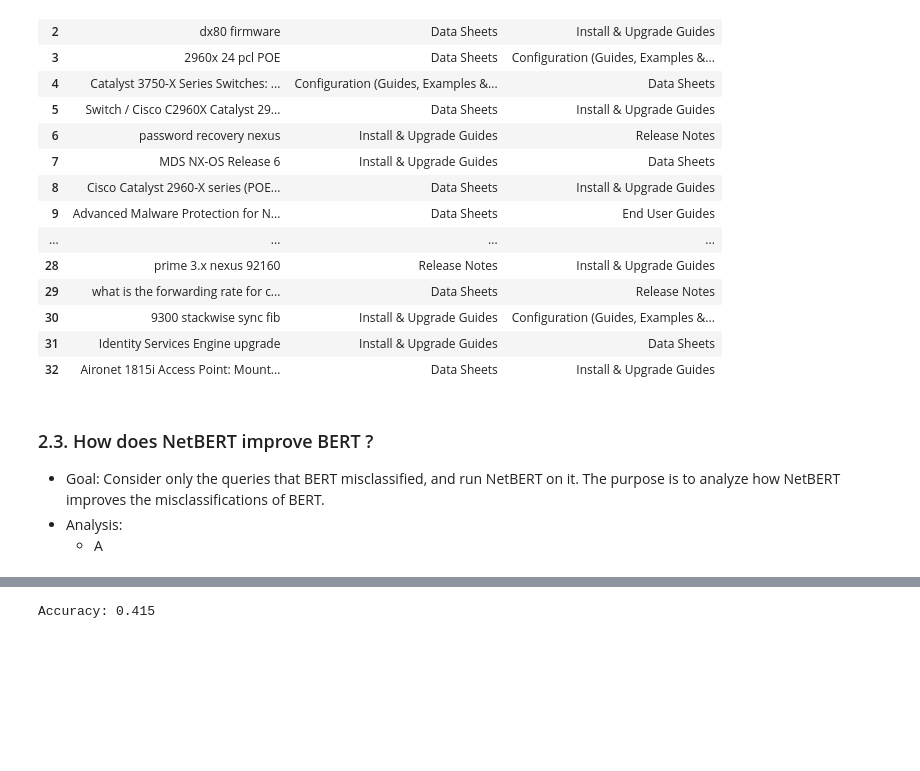
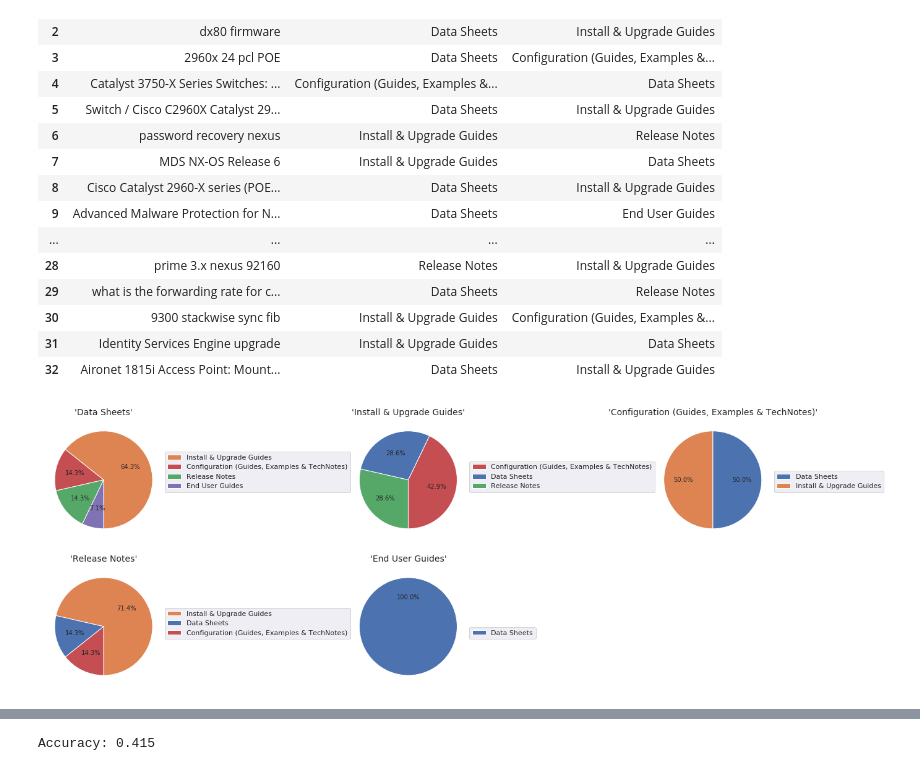
Before and after one commit to ant-louis/netbert, a Jupyter notebook: Code/Extrinsic_evaluation/Classification/BERT_vs_NetBERT_predictions.ipynb, the cells around one changed output, grey strips where cells are left out. Cells and saved outputs as stored; diff of their text form; code cells hidden in the pictures; blank space fills up the shorter version.

```diff
--- a/Code/Extrinsic_evaluation/Classification/BERT_vs_NetBERT_predictions.ipynb
+++ b/Code/Extrinsic_evaluation/Classification/BERT_vs_NetBERT_predictions.ipynb
@@ -220,7 +220,10 @@ def plot_accuracy_improvement(bert_cm, netbert_cm, classes):
 
     # Annotate bars with improvements.
     rects = ax.patches[-len(bert_df.Class.unique()):]
-    labels = range(0,6)
+    labels = np.diag(netbert_cm) - np.diag(bert_cm)
+    labels = np.append(labels, netbert_result['Accuracy']-bert_result['Accuracy'])
+    labels = labels*100
+    labels = ["+{:0.1f}%".format(label) if np.sign(label) >=0 else "-{:0.1f}%".format(abs(label)) for label in labels]
     for rect, label in zip(rects, labels):
         ax.text(rect.get_x() + rect.get_width()/2, rect.get_height() + 0.005, label, ha='center', va='bottom', fontsize=12)
 
@@ -229,3 +232,32 @@ def plot_accuracy_improvement(bert_cm, netbert_cm, classes):
     #plt.close()
     plt.show()
     return
+
+
+def piechart_bad_preds(df, palette):
+    """
+    """
+    # Get misclassified classes.
+    classes = df.Class.unique().tolist()
+
+    # Init figure.
+    nb_cols = 3
+    nb_rows = int(np.ceil(len(classes)/nb_cols))
+    fig = plt.figure(figsize=(25,8))
+
+    # Draw pie-chart for each misclassified class.
+    for i, clss in enumerate(classes):
+        count = df[df['Class']==clss].Prediction.value_counts()
+        count_classes = count.index.tolist()
+        count_values = count.values.tolist()
+
+        ax = fig.add_subplot(nb_rows, nb_cols, i+1)
+        colors = [palette[c] for c in count_classes]
+        count.plot(kind='pie', ax=ax, autopct='%1.1f%%', startangle=270, fontsize=10, labels=None, colors=colors)
+
+        ax.set_title("'{}'".format(clss), fontsize=14)
+        ax.set_ylabel('')
+        ax.legend(loc=(1,0.4), labels=count_classes)
+
+    plt.show()
+    return
@@ -304,9 +337,9 @@ df_bert_right_netbert_wrong
 | 30 | 9300 stackwise sync fib | Install & Upgrade Guides | Configuration (Guides, Examples &... |
 | 31 | Identity Services Engine upgrade | Install & Upgrade Guides | Data Sheets |
 | 32 | Aironet 1815i Access Point: Mount... | Data Sheets | Install & Upgrade Guides |
-# %% [markdown]
-### 2.3. How does NetBERT improve BERT ?
-
-- Goal: Consider only the queries that BERT misclassified, and run NetBERT on it. The purpose is to analyze how NetBERT improves the misclassifications of BERT.
-- Analysis:
-    * A
+# %%
+# For each misclassified class, analyze which class was predicted instead.
+palette = dict(zip(df_bert_right_netbert_wrong['Class'].value_counts().index.tolist(), sns.color_palette()))
+piechart_bad_preds(df_bert_right_netbert_wrong, palette)
+# %% [output]
+[figure, added]
```
Also changed, not shown: parts of 7 cells of this notebook.
